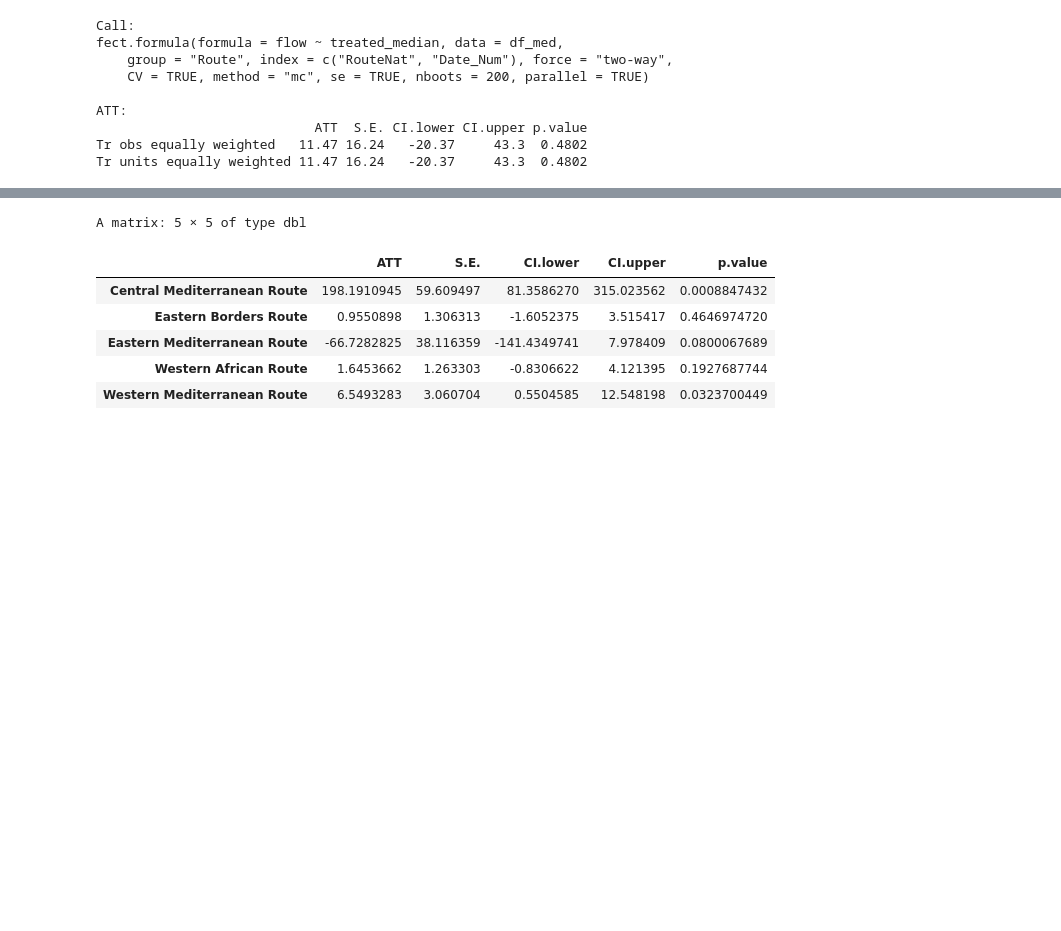
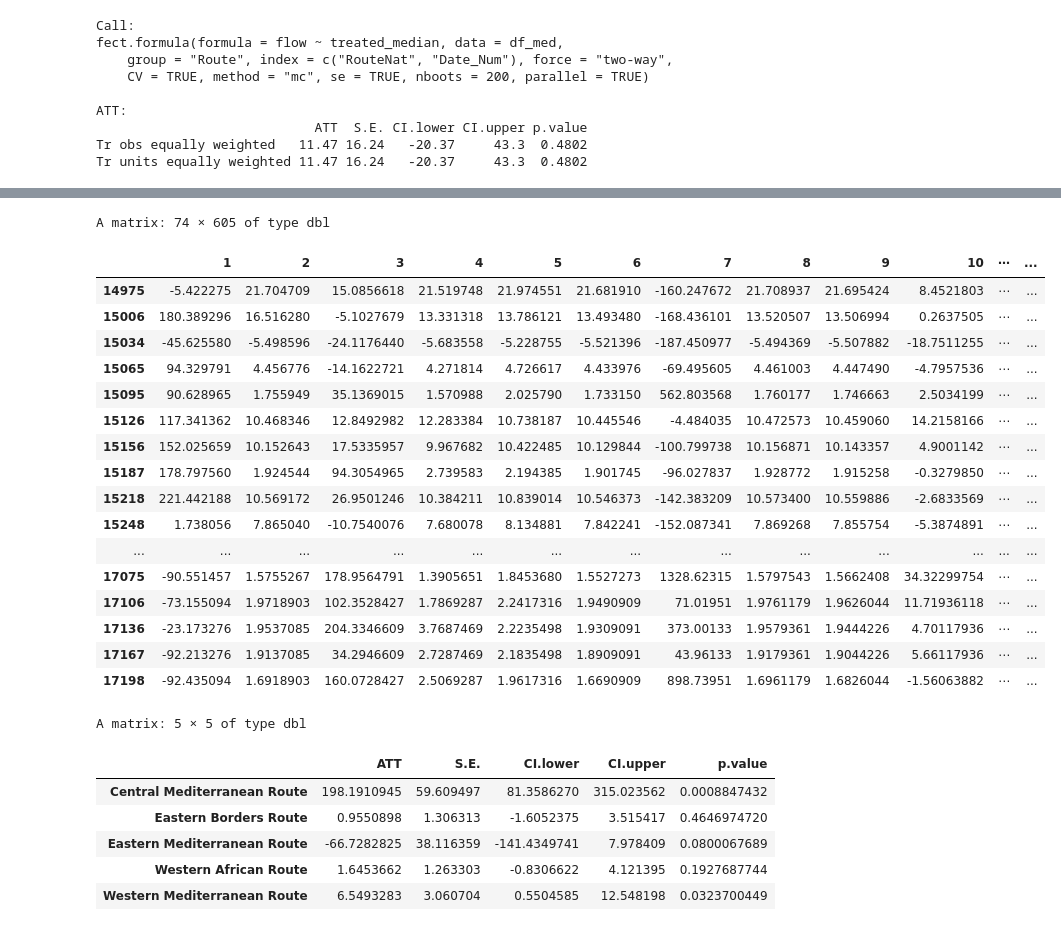
Before and after one commit to ireneb612/impact_EUTurkey_deal, a Jupyter notebook: MC/causal_estimation_paper.ipynb, the cells around one changed output, grey strips where cells are left out. Saved outputs shown, nothing was run; the diff lists cells and outputs as text; code cells hidden in the pictures; blank space fills up the shorter version.

```diff
--- a/MC/causal_estimation_paper.ipynb
+++ b/MC/causal_estimation_paper.ipynb
@@ -136,5 +407,5 @@ Cannot use full pre-treatment periods in the F test. The first period is removed
 # %%
 out_med.mc <- fect(flow ~ treated_median, data = df_med, index = c("RouteNat","Date_Num"),
           force = "two-way", method = "mc", CV = TRUE, group = "Route",
-          se = TRUE, nboots = 200, parallel = TRUE)
+          se = FALSE,parallel = FALSE)
 # %% [output]
@@ -206,3 +542,24 @@ fragility_index  1.756e+00 1.984405 -2.133381  5.64534  0.3762
+# %%
+out_med.mc$eff
+# %% [output]
+A matrix: 74 × 605 of type dbl
+|  | 1 | 2 | 3 | 4 | 5 | 6 | 7 | 8 | 9 | 10 | ⋯ | ... |
+| 14975 | -5.422275 | 21.704709 | 15.0856618 | 21.519748 | 21.974551 | 21.681910 | -160.247672 | 21.708937 | 21.695424 | 8.4521803 | ⋯ | ... |
+| 15006 | 180.389296 | 16.516280 | -5.1027679 | 13.331318 | 13.786121 | 13.493480 | -168.436101 | 13.520507 | 13.506994 | 0.2637505 | ⋯ | ... |
+| 15034 | -45.625580 | -5.498596 | -24.1176440 | -5.683558 | -5.228755 | -5.521396 | -187.450977 | -5.494369 | -5.507882 | -18.7511255 | ⋯ | ... |
+| 15065 | 94.329791 | 4.456776 | -14.1622721 | 4.271814 | 4.726617 | 4.433976 | -69.495605 | 4.461003 | 4.447490 | -4.7957536 | ⋯ | ... |
+| 15095 | 90.628965 | 1.755949 | 35.1369015 | 1.570988 | 2.025790 | 1.733150 | 562.803568 | 1.760177 | 1.746663 | 2.5034199 | ⋯ | ... |
+| 15126 | 117.341362 | 10.468346 | 12.8492982 | 12.283384 | 10.738187 | 10.445546 | -4.484035 | 10.472573 | 10.459060 | 14.2158166 | ⋯ | ... |
+| 15156 | 152.025659 | 10.152643 | 17.5335957 | 9.967682 | 10.422485 | 10.129844 | -100.799738 | 10.156871 | 10.143357 | 4.9001142 | ⋯ | ... |
+| 15187 | 178.797560 | 1.924544 | 94.3054965 | 2.739583 | 2.194385 | 1.901745 | -96.027837 | 1.928772 | 1.915258 | -0.3279850 | ⋯ | ... |
+| 15218 | 221.442188 | 10.569172 | 26.9501246 | 10.384211 | 10.839014 | 10.546373 | -142.383209 | 10.573400 | 10.559886 | -2.6833569 | ⋯ | ... |
+| 15248 | 1.738056 | 7.865040 | -10.7540076 | 7.680078 | 8.134881 | 7.842241 | -152.087341 | 7.869268 | 7.855754 | -5.3874891 | ⋯ | ... |
+| ... | ... | ... | ... | ... | ... | ... | ... | ... | ... | ... | ... | ... |
+| 17075 | -90.551457 | 1.5755267 | 178.9564791 | 1.3905651 | 1.8453680 | 1.5527273 | 1328.62315 | 1.5797543 | 1.5662408 | 34.32299754 | ⋯ | ... |
+| 17106 | -73.155094 | 1.9718903 | 102.3528427 | 1.7869287 | 2.2417316 | 1.9490909 | 71.01951 | 1.9761179 | 1.9626044 | 11.71936118 | ⋯ | ... |
+| 17136 | -23.173276 | 1.9537085 | 204.3346609 | 3.7687469 | 2.2235498 | 1.9309091 | 373.00133 | 1.9579361 | 1.9444226 | 4.70117936 | ⋯ | ... |
+| 17167 | -92.213276 | 1.9137085 | 34.2946609 | 2.7287469 | 2.1835498 | 1.8909091 | 43.96133 | 1.9179361 | 1.9044226 | 5.66117936 | ⋯ | ... |
+| 17198 | -92.435094 | 1.6918903 | 160.0728427 | 2.5069287 | 1.9617316 | 1.6690909 | 898.73951 | 1.6961179 | 1.6826044 | -1.56063882 | ⋯ | ... |
 # %%
 out_med.mc$est.group.att #no controls
 # %% [output]
```
Also changed, not shown: parts of 17 cells of this notebook.
